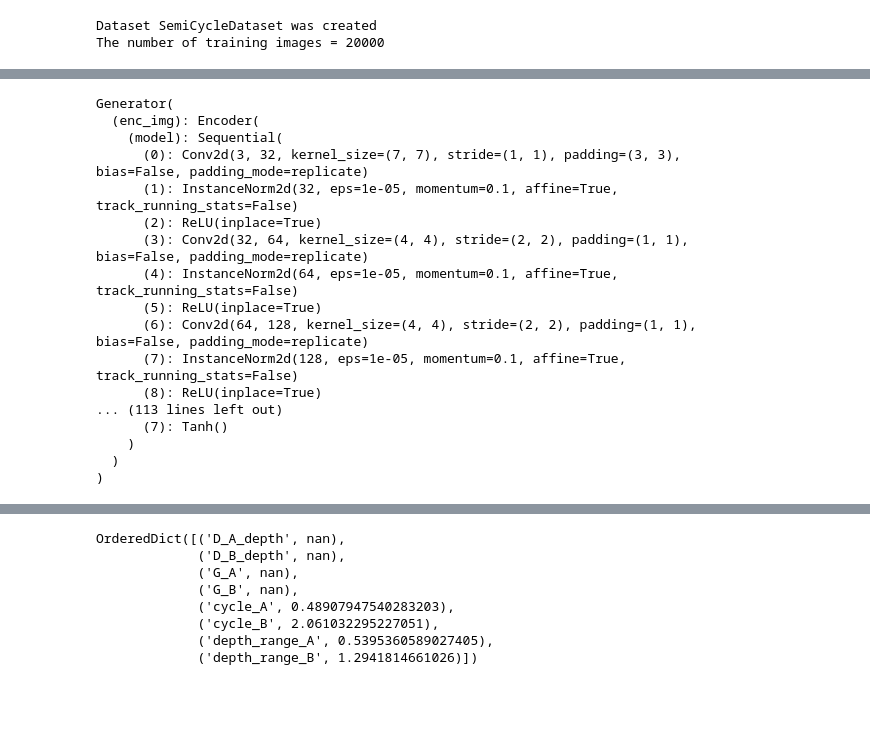
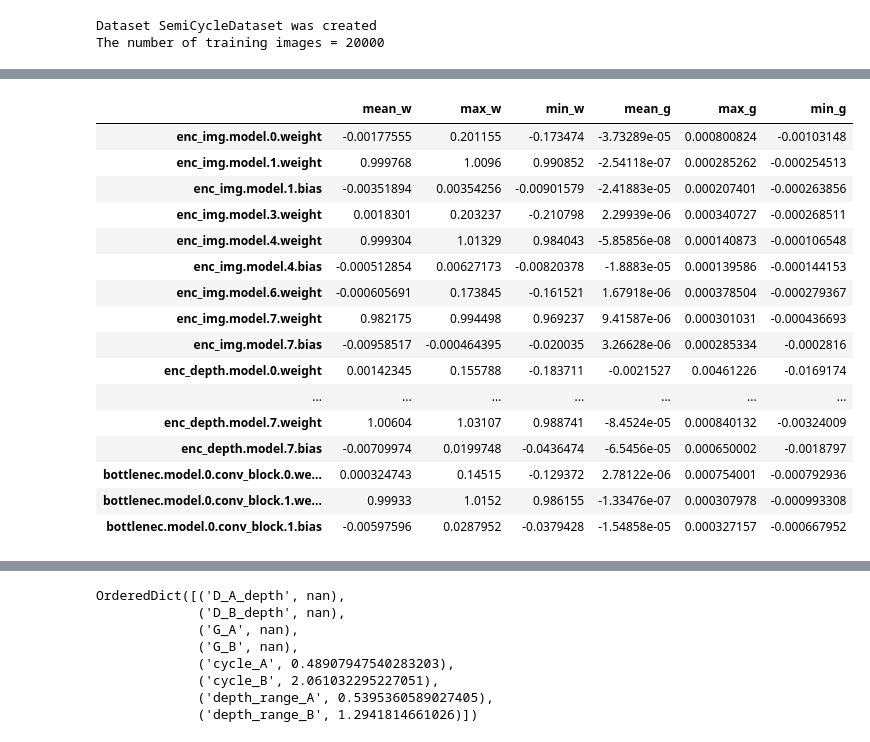
Before and after one commit to maxs-kan/my_cyclegan, a Jupyter notebook: code_check.ipynb, the cells around one changed output, grey strips where cells are left out. Saved outputs shown, nothing was run; the diff lists cells and outputs as text; code cells hidden in the pictures; blank space fills up the shorter version.

```diff
--- a/code_check.ipynb
+++ b/code_check.ipynb
@@ -19,7 +21,7 @@ import torch
 # %%
 opt = TrainOptions().parse(isCodeCheck=True)
-opt.name = 'pretrain_weights_affine'
-opt.load_epoch = 10
+opt.name = 'pretrain_weights_instance'
+opt.load_epoch = 'Nan'
 opt.continue_train = True
 opt.data_shuffle = True
 opt.batch_size = 8
@@ -72,4 +96,4 @@ loading the optimizer from ./checkpoints/pretrain_weights_affine/10.pt
 # %%
-for n, p in model.netG_B.named_parameters():
-    if torch.isnan(p).any():
-        print(n)
+layer = []
+for n, p in model.netG_B.module.named_parameters():
+    layer.append(n)
@@ -94,20 +100,33 @@ module.dec_depth.model.6.bias
+# %%
+param_stat = pd.DataFrame(index=layer, columns=['mean_w', 'max_w', 'min_w', 'mean_g', 'max_g', 'min_g'])
+# %%
+for n, p in model.netG_B.module.named_parameters():
+    param_stat['mean_w'][n] = p.mean().item()
+    param_stat['max_w'][n] = p.max().item()
+    param_stat['min_w'][n] = p.min().item()
+
+    param_stat['mean_g'][n] = p.grad.mean().item()
+    param_stat['max_g'][n] = p.grad.max().item()
+    param_stat['min_g'][n] = p.grad.min().item()
 # %%
 model.netG_B.module
-# %% [output]
-Generator(
-  (enc_img): Encoder(
-    (model): Sequential(
-      (0): Conv2d(3, 32, kernel_size=(7, 7), stride=(1, 1), padding=(3, 3), bias=False, padding_mode=replicate)
-      (1): InstanceNorm2d(32, eps=1e-05, momentum=0.1, affine=True, track_running_stats=False)
-      (2): ReLU(inplace=True)
-      (3): Conv2d(32, 64, kernel_size=(4, 4), stride=(2, 2), padding=(1, 1), bias=False, padding_mode=replicate)
-      (4): InstanceNorm2d(64, eps=1e-05, momentum=0.1, affine=True, track_running_stats=False)
-      (5): ReLU(inplace=True)
-      (6): Conv2d(64, 128, kernel_size=(4, 4), stride=(2, 2), padding=(1, 1), bias=False, padding_mode=replicate)
-      (7): InstanceNorm2d(128, eps=1e-05, momentum=0.1, affine=True, track_running_stats=False)
-      (8): ReLU(inplace=True)
-... (113 lines left out)
-      (7): Tanh()
-    )
-  )
-)
+# %%
+param_stat[:21]
+# %% [output]
+|  | mean_w | max_w | min_w | mean_g | max_g | min_g |
+| enc_img.model.0.weight | -0.00177555 | 0.201155 | -0.173474 | -3.73289e-05 | 0.000800824 | -0.00103148 |
+| enc_img.model.1.weight | 0.999768 | 1.0096 | 0.990852 | -2.54118e-07 | 0.000285262 | -0.000254513 |
+| enc_img.model.1.bias | -0.00351894 | 0.00354256 | -0.00901579 | -2.41883e-05 | 0.000207401 | -0.000263856 |
+| enc_img.model.3.weight | 0.0018301 | 0.203237 | -0.210798 | 2.29939e-06 | 0.000340727 | -0.000268511 |
+| enc_img.model.4.weight | 0.999304 | 1.01329 | 0.984043 | -5.85856e-08 | 0.000140873 | -0.000106548 |
+| enc_img.model.4.bias | -0.000512854 | 0.00627173 | -0.00820378 | -1.8883e-05 | 0.000139586 | -0.000144153 |
+| enc_img.model.6.weight | -0.000605691 | 0.173845 | -0.161521 | 1.67918e-06 | 0.000378504 | -0.000279367 |
+| enc_img.model.7.weight | 0.982175 | 0.994498 | 0.969237 | 9.41587e-06 | 0.000301031 | -0.000436693 |
+| enc_img.model.7.bias | -0.00958517 | -0.000464395 | -0.020035 | 3.26628e-06 | 0.000285334 | -0.0002816 |
+| enc_depth.model.0.weight | 0.00142345 | 0.155788 | -0.183711 | -0.0021527 | 0.00461226 | -0.0169174 |
+| ... | ... | ... | ... | ... | ... | ... |
+| enc_depth.model.7.weight | 1.00604 | 1.03107 | 0.988741 | -8.4524e-05 | 0.000840132 | -0.00324009 |
+| enc_depth.model.7.bias | -0.00709974 | 0.0199748 | -0.0436474 | -6.5456e-05 | 0.000650002 | -0.0018797 |
+| bottlenec.model.0.conv_block.0.we... | 0.000324743 | 0.14515 | -0.129372 | 2.78122e-06 | 0.000754001 | -0.000792936 |
+| bottlenec.model.0.conv_block.1.we... | 0.99933 | 1.0152 | 0.986155 | -1.33476e-07 | 0.000307978 | -0.000993308 |
+| bottlenec.model.0.conv_block.1.bias | -0.00597596 | 0.0287952 | -0.0379428 | -1.54858e-05 | 0.000327157 | -0.000667952 |
```
Also changed, not shown: parts of 52 cells of this notebook, 6 other files.
